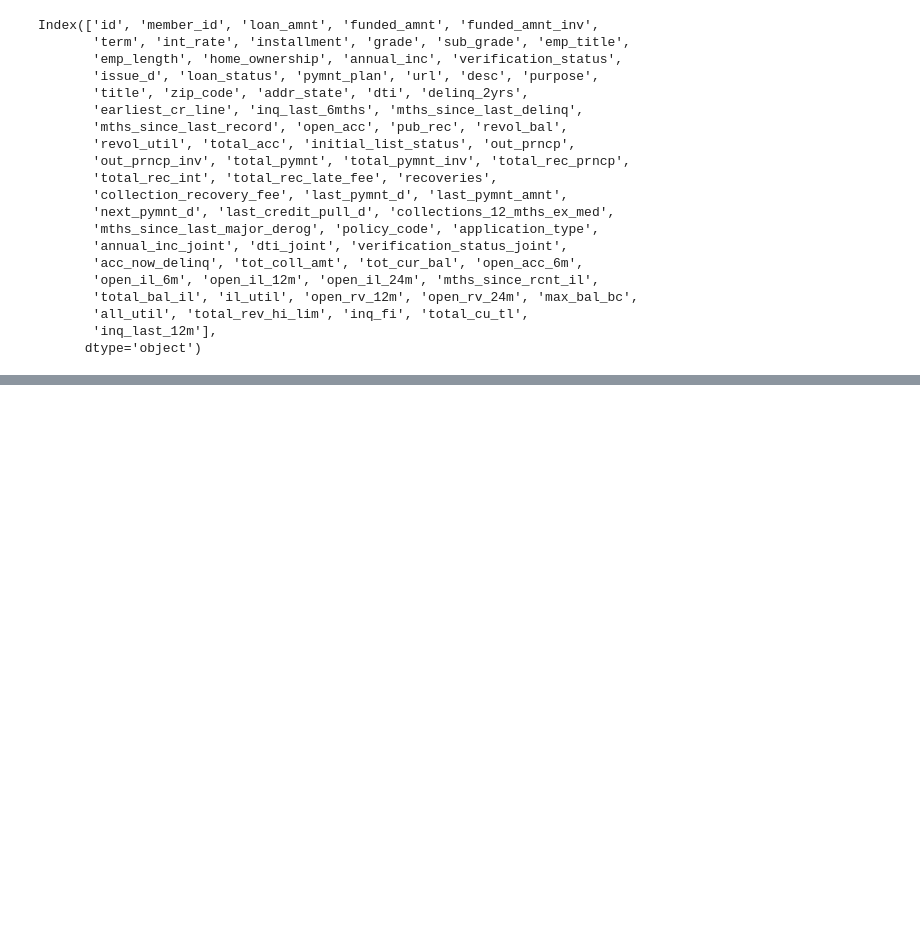
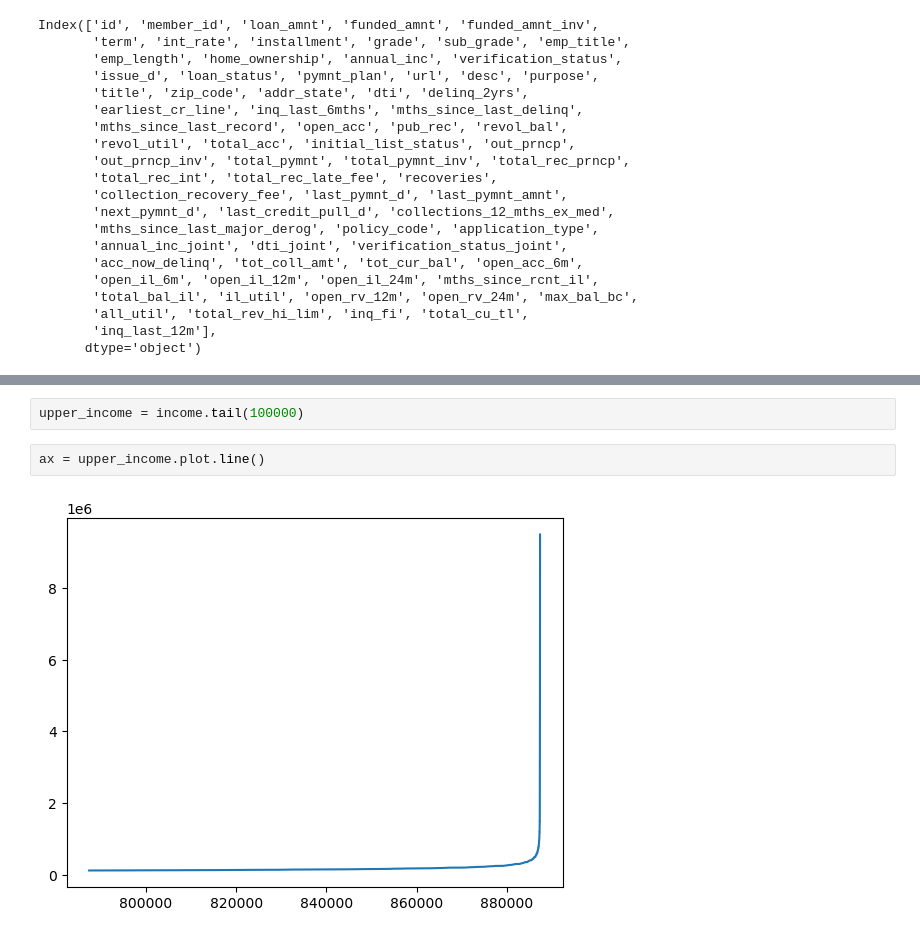
Before and after one commit to jhpro0223/Final_Project_8, a Jupyter notebook: Notebooks/data_exporation.ipynb, the cells around one changed output, grey strips where cells are left out. Saved outputs shown, nothing was run; the diff lists cells and outputs as text; blank space fills up the shorter version.

```diff
--- a/Notebooks/data_exporation.ipynb
+++ b/Notebooks/data_exporation.ipynb
@@ -198,0 +273,6 @@ Name: inq_last_12m, dtype: int64
+# %%
+upper_income = income.tail(100000)
+# %%
+ax = upper_income.plot.line()
+# %% [output]
+[figure, added]
```
Also changed, not shown: parts of 17 cells of this notebook.
